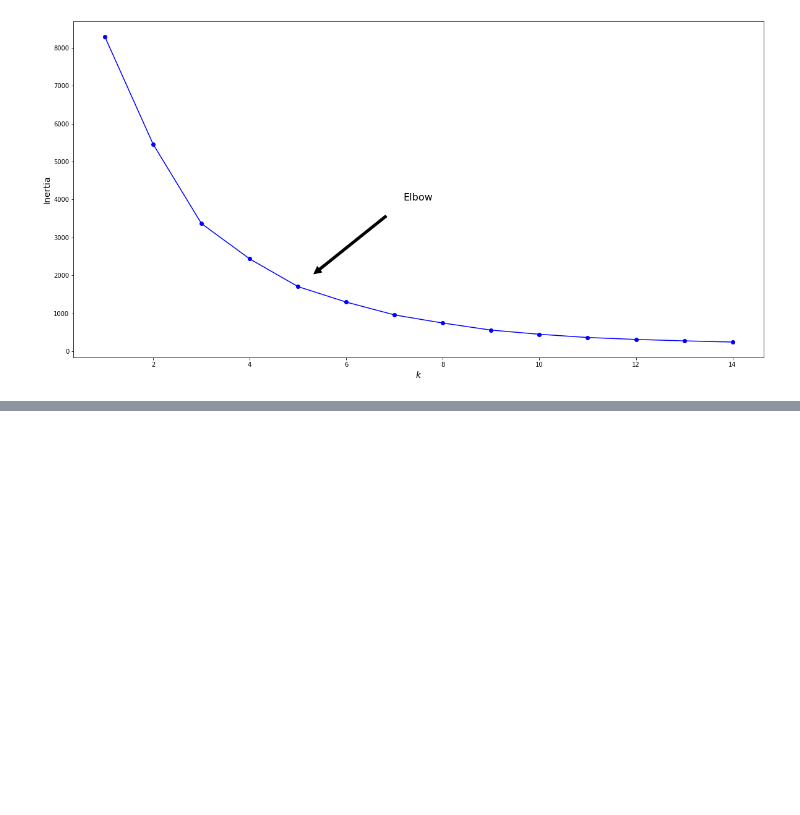
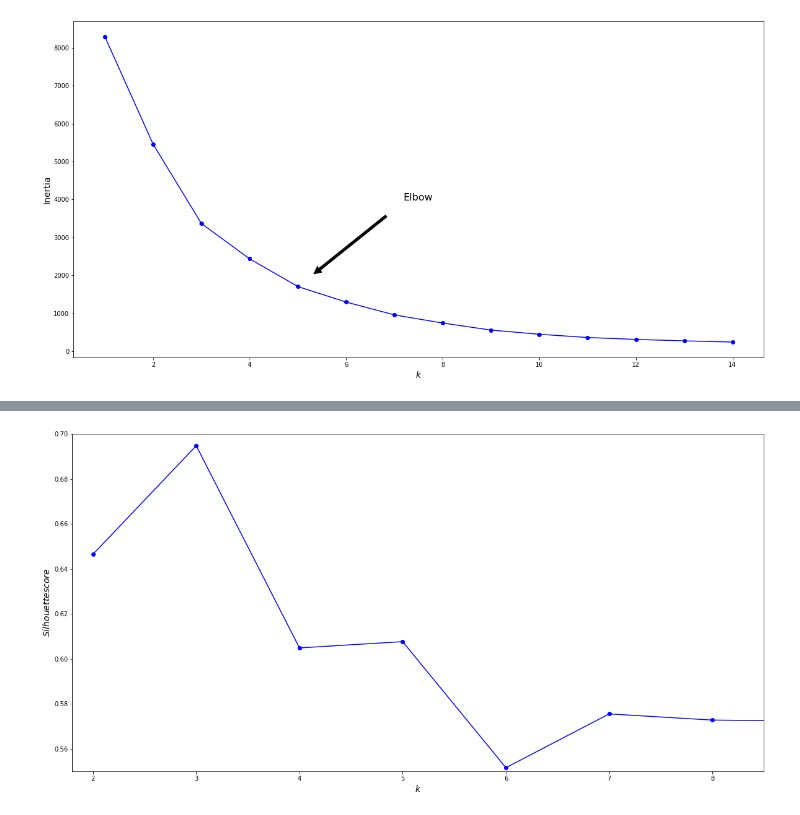
Before and after one commit to shressujan/stocks, a Jupyter notebook: stocks_analysis.ipynb, the cells around one changed output, grey strips where cells are left out. Cells and saved outputs as stored; diff of their text form; code cells hidden in the pictures; blank space fills up the shorter version.

```diff
--- a/stocks_analysis.ipynb
+++ b/stocks_analysis.ipynb
@@ -134,0 +147,12 @@ plt.show()
+# %%
+silhouette_scores = [silhouette_score(X, model.labels_)
+                      for model in kmeans_per_k[1:]]    #silhouette scores for models in kmeans_per_k starting at index=1
+
+plt.figure(figsize=(20, 10))
+plt.plot(range(2, 15), silhouette_scores, 'bo-')  #setting the range for plot equal to the range used for kmeans.
+plt.xlabel('$k$', fontsize=14)
+plt.ylabel('$Silhouette score$', fontsize=14)
+plt.axis([1.8, 8.5, 0.55, 0.7])
+plt.show()
+# %% [output]
+[figure, added]
```
Also changed, not shown: parts of 13 cells of this notebook.
